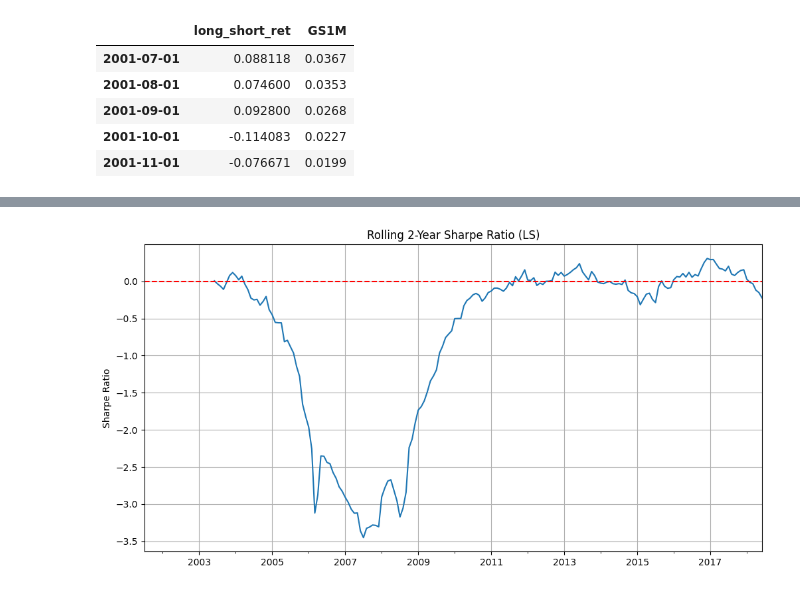
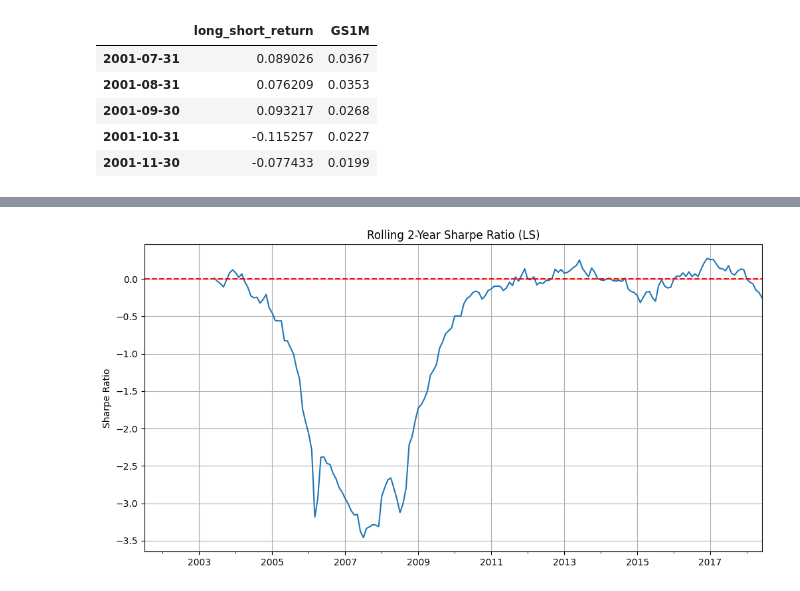
Before and after one commit to justusschenk/valueinvesting, a Jupyter notebook: Sharpe-ratio.ipynb, the cells around one changed output, grey strips where cells are left out. Saved outputs shown, nothing was run; the diff lists cells and outputs as text; code cells hidden in the pictures.

```diff
--- a/Sharpe-ratio.ipynb
+++ b/Sharpe-ratio.ipynb
@@ -1,28 +1,29 @@
 # %%
 import numpy as np
 import pandas as pd
 import matplotlib.pyplot as plt
 import datetime as dt
 import pandas_datareader.data as reader
 import statsmodels.api as sm
 from statsmodels.graphics.tsaplots import plot_acf, plot_pacf
 from statsmodels.tsa.stattools import adfuller
 
-ls_ret = pd.read_pickle("Data/long_short_returns.pkl")
-ls_ret = pd.DataFrame(ls_ret)
+return_dataframe = pd.read_csv('Data/long_short_returns_clean.csv', index_col='date')
+ls_ret = pd.DataFrame(return_dataframe['long_short_return'])
+ls_ret.index = pd.to_datetime(ls_ret.index)
 RF = pd.read_pickle("Data/RF.pkl")
 TB = pd.read_csv('Data/GS1M.csv', parse_dates=['observation_date'], index_col='observation_date')
-ls_ret.index = ls_ret.index.to_timestamp()
+TB.index = TB.index.to_period('M').to_timestamp('M')
 TB = TB/100
 
 
 df = pd.concat([ls_ret, TB], axis=1, join='inner')
 df.head()
 # %% [output]
-|  | long_short_ret | GS1M |
-| 2001-07-01 | 0.088118 | 0.0367 |
-| 2001-08-01 | 0.074600 | 0.0353 |
-| 2001-09-01 | 0.092800 | 0.0268 |
-| 2001-10-01 | -0.114083 | 0.0227 |
-| 2001-11-01 | -0.076671 | 0.0199 |
+|  | long_short_return | GS1M |
+| 2001-07-31 | 0.089026 | 0.0367 |
+| 2001-08-31 | 0.076209 | 0.0353 |
+| 2001-09-30 | 0.093217 | 0.0268 |
+| 2001-10-31 | -0.115257 | 0.0227 |
+| 2001-11-30 | -0.077433 | 0.0199 |
 # %%
```
Also changed, not shown: parts of 4 cells of this notebook, 30 other files.
